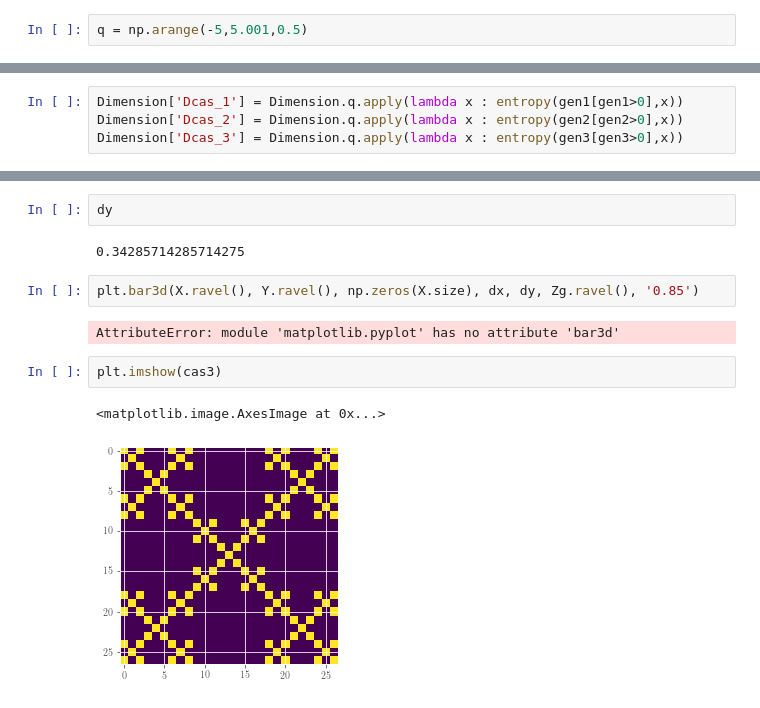
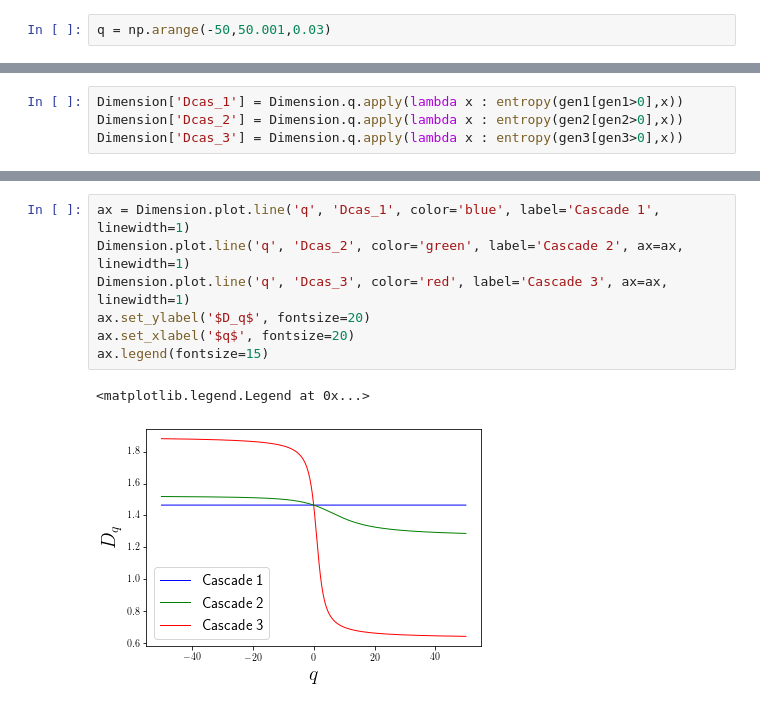
Before and after one commit to fsemecurbe/GWFA, a Jupyter notebook: image.ipynb, the cells around one changed output, grey strips where cells are left out. Drawn from its saved outputs; the diff is of its cells as text.

```diff
--- a/image.ipynb
+++ b/image.ipynb
@@ -143,7 +143,7 @@ plt.savefig('3d_cascade.png')
 # %% [markdown]
 Dimensions généralisees
 # %%
-q = np.arange(-5,5.001,0.5)
+q = np.arange(-50,50.001,0.03)
 # %%
 def entropy(P,q):
     if q ==1:
@@ -185,13 +159,10 @@ Dimension.plot.line('q', 'Dcas_1', color='green', label='Bocage')
-# %%
-dy
-# %% [output]
-0.34285714285714275
-# %%
-plt.bar3d(X.ravel(), Y.ravel(), np.zeros(X.size), dx, dy, Zg.ravel(), '0.85')
-# %% [output]
-AttributeError: module 'matplotlib.pyplot' has no attribute 'bar3d'
-# %%
-plt.imshow(cas3)
-# %% [output]
-<matplotlib.image.AxesImage at 0x...>
-[figure, removed]
+# %%
+ax = Dimension.plot.line('q', 'Dcas_1', color='blue', label='Cascade 1',  linewidth=1)
+Dimension.plot.line('q', 'Dcas_2', color='green', label='Cascade 2', ax=ax, linewidth=1)
+Dimension.plot.line('q', 'Dcas_3', color='red', label='Cascade 3', ax=ax, linewidth=1)
+ax.set_ylabel('$D_q$', fontsize=20)
+ax.set_xlabel('$q$', fontsize=20)
+ax.legend(fontsize=15)
+# %% [output]
+<matplotlib.legend.Legend at 0x...>
+[figure, added]
```
Also changed, not shown: parts of 7 cells of this notebook.
